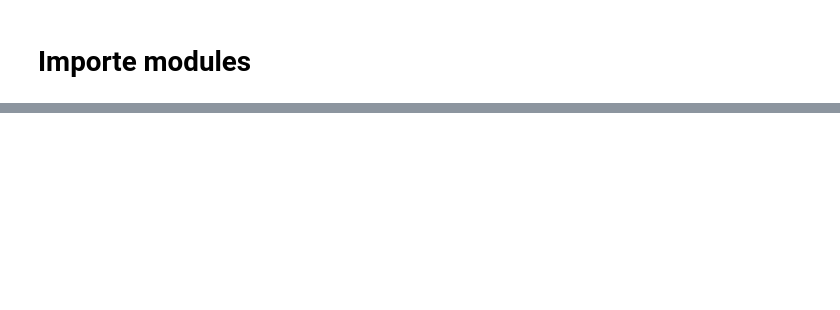
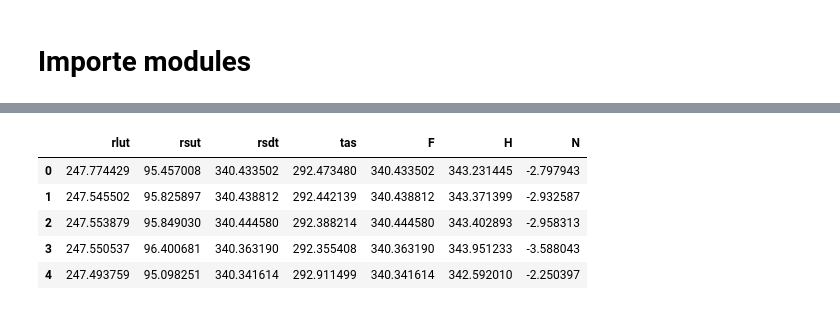
Before and after one commit to benmsanderson/CNRMppe, a Jupyter notebook: CMIP6/CFMIP_Lambda.ipynb, the cells around one changed output, grey strips where cells are left out. Saved outputs shown, nothing was run; the diff lists cells and outputs as text; code cells hidden in the pictures; blank space fills up the shorter version.

```diff
--- a/CMIP6/CFMIP_Lambda.ipynb
+++ b/CMIP6/CFMIP_Lambda.ipynb
@@ -1053,0 +66,32 @@ The frameon kwarg was deprecated in Matplotlib 3.1 and will be removed in 3.3. U
+# %%
+# Download the amip-futuer4K dataframes and compute the radiative budget
+
+path = "/data/scratch/globc/peatier/CMIP6/CNRM-CM6-1/CFMIP/amip/"
+filename = "*_amip-future4K_*.nc"
+variables=['rlut', 'rsut','rsdt','tas']
+start_yr=1979
+drop=True
+year_list=range(1983,2014,1)
+CNRM_future4K = get_wavg_budget_df(path, filename, variables, start_yr, drop, year_list)
+
+path = "/data/scratch/globc/peatier/CMIP6/MRI-ESM2-0/amip/"
+start_yr=1979
+drop=True
+year_list=range(1983,2014,1)
+MRI_future4K = get_wavg_budget_df(path, filename, variables, start_yr, drop, year_list)
+
+path = "/data/scratch/globc/peatier/CMIP6/CanESM5/amip/"
+filename = "standard_*_amip-future4K_*.nc"
+start_yr=1950
+drop=True
+ignore=range(1979,1983,1)
+year_list=[ind for ind in range(1950,2014,1) if ind not in ignore]
+CAN_future4K = get_wavg_budget_df(path, filename, variables, start_yr, drop, year_list)
+CAN_future4K
+# %% [output]
+|  | rlut | rsut | rsdt | tas | F | H | N |
+| 0 | 247.774429 | 95.457008 | 340.433502 | 292.473480 | 340.433502 | 343.231445 | -2.797943 |
+| 1 | 247.545502 | 95.825897 | 340.438812 | 292.442139 | 340.438812 | 343.371399 | -2.932587 |
+| 2 | 247.553879 | 95.849030 | 340.444580 | 292.388214 | 340.444580 | 343.402893 | -2.958313 |
+| 3 | 247.550537 | 96.400681 | 340.363190 | 292.355408 | 340.363190 | 343.951233 | -3.588043 |
+| 4 | 247.493759 | 95.098251 | 340.341614 | 292.911499 | 340.341614 | 342.592010 | -2.250397 |
```
Also changed, not shown: parts of 65 cells of this notebook, 6 other files.
